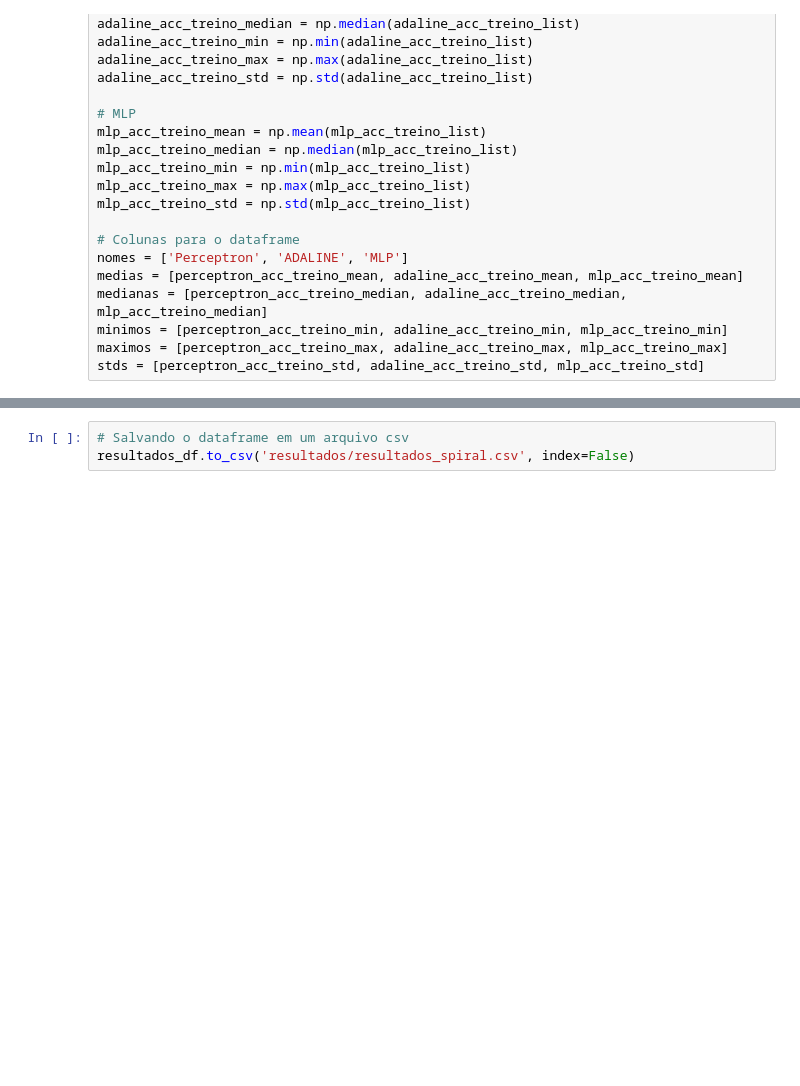
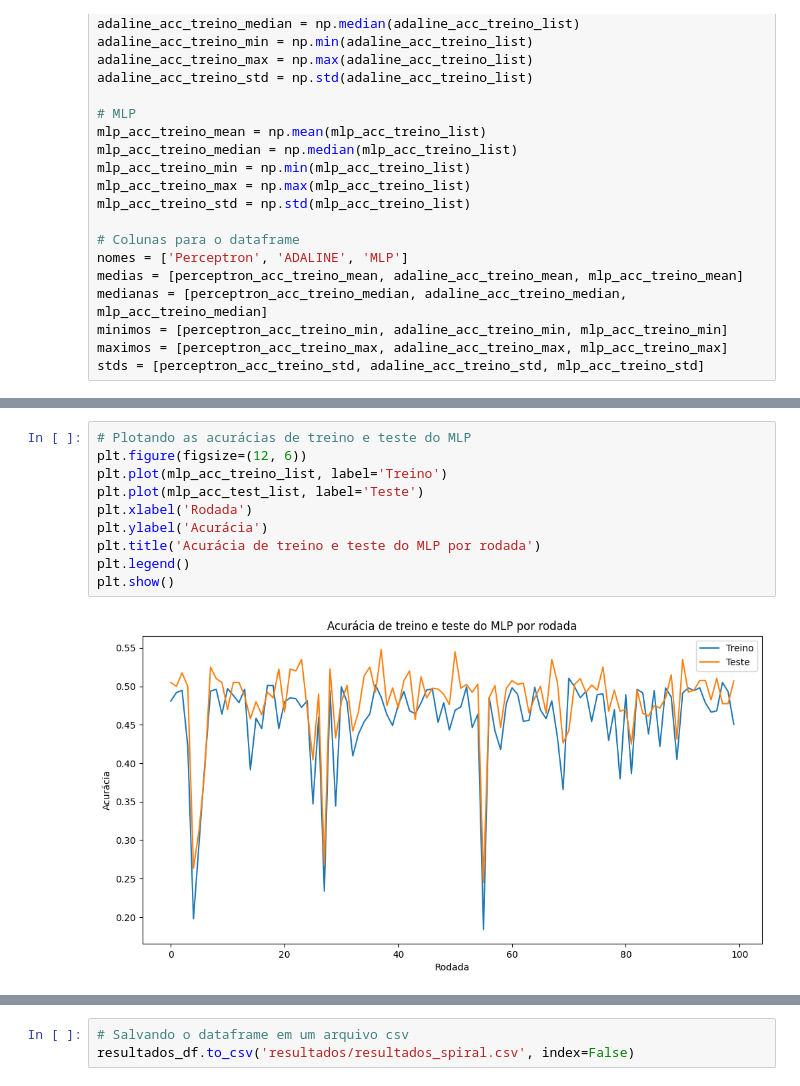
Before and after one commit to HiIamZeref/IA-Trabalho-AV3, a Jupyter notebook: TreinamentoAV3.ipynb, the cells around one changed output, grey strips where cells are left out. Saved outputs shown, nothing was run; the diff lists cells and outputs as text; blank space fills up the shorter version.

```diff
--- a/TreinamentoAV3.ipynb
+++ b/TreinamentoAV3.ipynb
@@ -570,3 +582,15 @@ plt.show()
+# %%
+# Plotando as acurácias de treino e teste do MLP
+plt.figure(figsize=(12, 6))
+plt.plot(mlp_acc_treino_list, label='Treino')
+plt.plot(mlp_acc_test_list, label='Teste')
+plt.xlabel('Rodada')
+plt.ylabel('Acurácia')
+plt.title('Acurácia de treino e teste do MLP por rodada')
+plt.legend()
+plt.show()
+# %% [output]
+[figure, added]
 # %%
 # Gerando um dataframe com os resultados
 resultados_df = pd.DataFrame({
```
Also changed, not shown: parts of 22 cells of this notebook, 8 other files.
